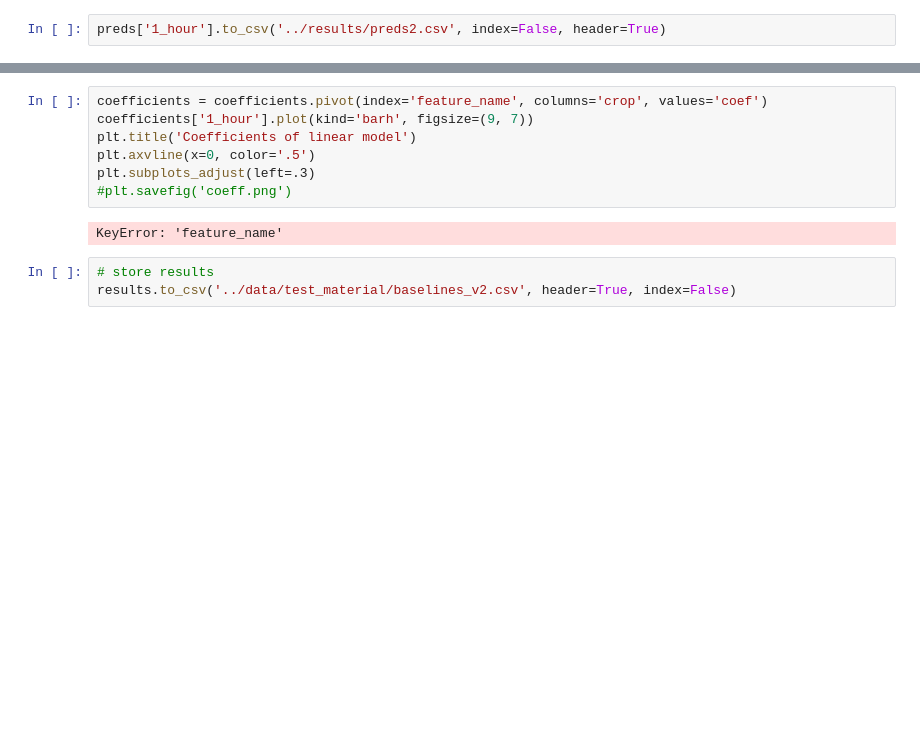
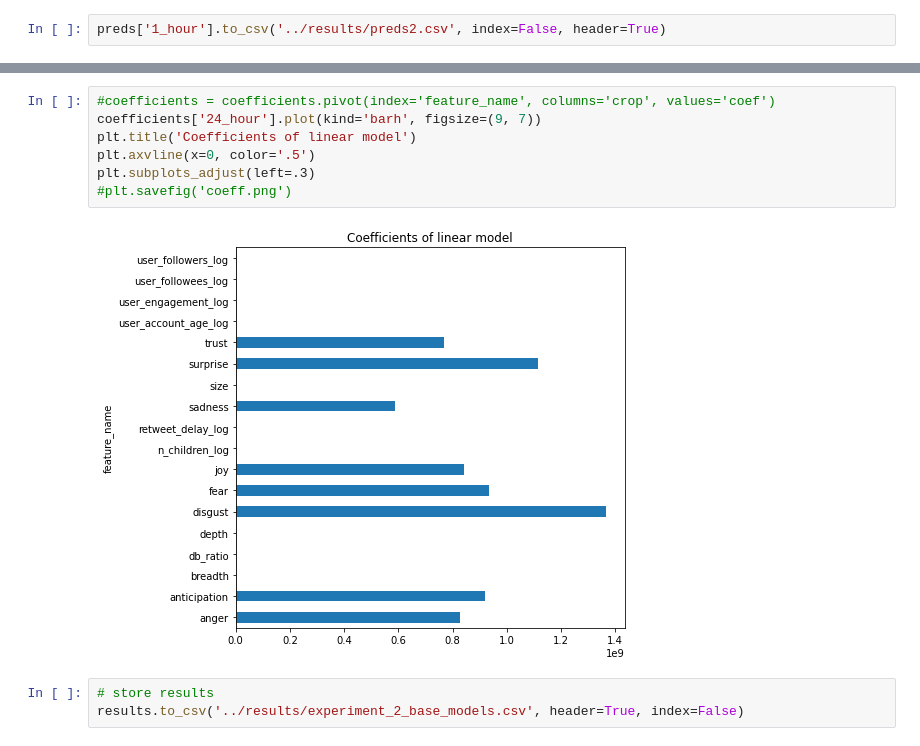
Before and after one commit to remo48/ViralityPrediction, a Jupyter notebook: notebooks/baseline_classifiers_test.ipynb, the cells around one changed output, grey strips where cells are left out. Drawn from its saved outputs; the diff is of its cells as text; blank space fills up the shorter version.

```diff
--- a/notebooks/baseline_classifiers_test.ipynb
+++ b/notebooks/baseline_classifiers_test.ipynb
@@ -154,12 +146,12 @@ preds['1_hour'].to_csv('../results/preds2.csv', index=False, header=True)
 # %%
-coefficients = coefficients.pivot(index='feature_name', columns='crop', values='coef')
-coefficients['1_hour'].plot(kind='barh', figsize=(9, 7))
+#coefficients = coefficients.pivot(index='feature_name', columns='crop', values='coef')
+coefficients['24_hour'].plot(kind='barh', figsize=(9, 7))
 plt.title('Coefficients of linear model')
 plt.axvline(x=0, color='.5')
 plt.subplots_adjust(left=.3)
 #plt.savefig('coeff.png')
 # %% [output]
-KeyError: 'feature_name'
+[figure, added]
 # %%
 # store results
-results.to_csv('../data/test_material/baselines_v2.csv', header=True, index=False)
+results.to_csv('../results/experiment_2_base_models.csv', header=True, index=False)
```
Also changed, not shown: parts of 4 cells of this notebook, 11 other files.
